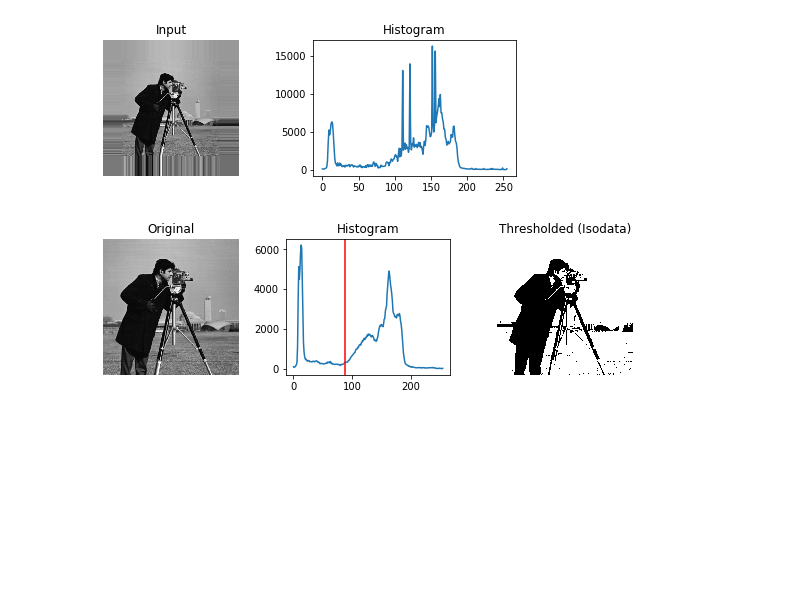
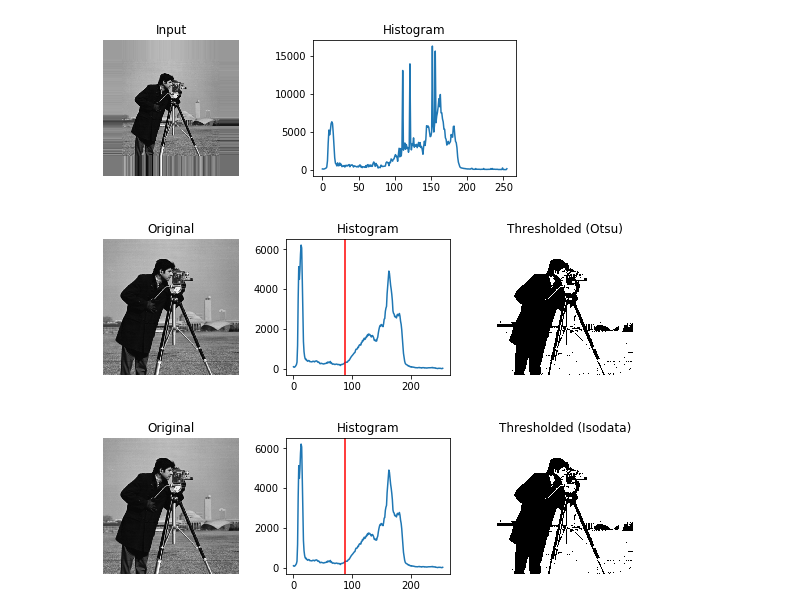
Before and after one commit to BHernandez18/Laboratorios---Procesamiento-de-Imagenes, a Jupyter notebook: Laboratorio 1 - Elementos básicos, Filtros/Laboratorio 1.ipynb, the cells around one changed output. Saved outputs shown, nothing was run; the diff lists cells and outputs as text; code cells hidden in the pictures; blank space fills up the shorter version.

```diff
--- a/Laboratorio 1 - Elementos básicos, Filtros/Laboratorio 1.ipynb
+++ b/Laboratorio 1 - Elementos básicos, Filtros/Laboratorio 1.ipynb
@@ -284,8 +340,12 @@ plot_histogram(extended_image)
 # %% [output]
 [figure]
 # %%
-threshold = isodata_threshold(camera_image)
-binary_image_isodata = get_binarized_image(camera_image, threshold)
-plot_binarized_image(camera_image, binary_image_otsu, 'Isodata', threshold)
+binary_image_otsu, threshold = otsu_thresholding(camera_image)
+plot_binarized_image(camera_image, binary_image_otsu, 'Otsu', threshold)
 # %% [output]
-[figure, old version]
+[figure, new version]
+# %%
+binary_image_isodata, threshold = isodata_thresholding(camera_image)
+plot_binarized_image(camera_image, binary_image_isodata, 'Isodata', threshold)
+# %% [output]
+[figure, added]
```
Also changed, not shown: parts of 4 cells of this notebook.
